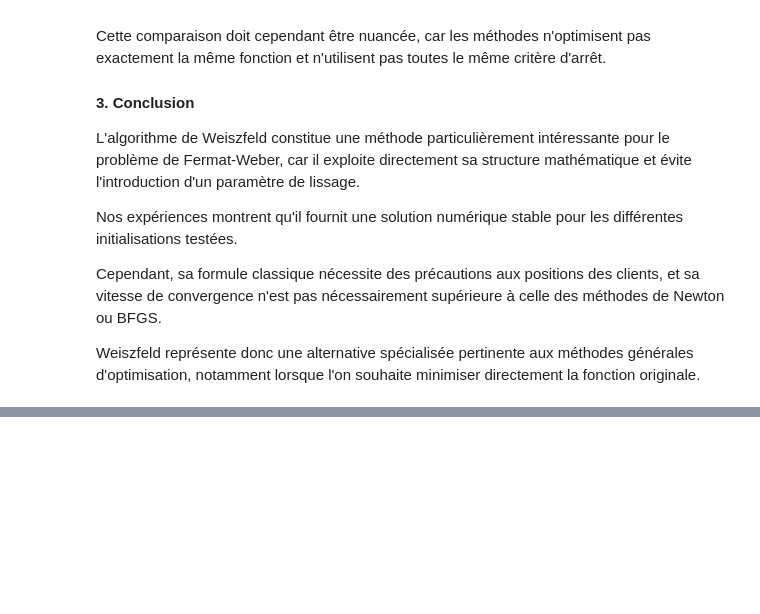
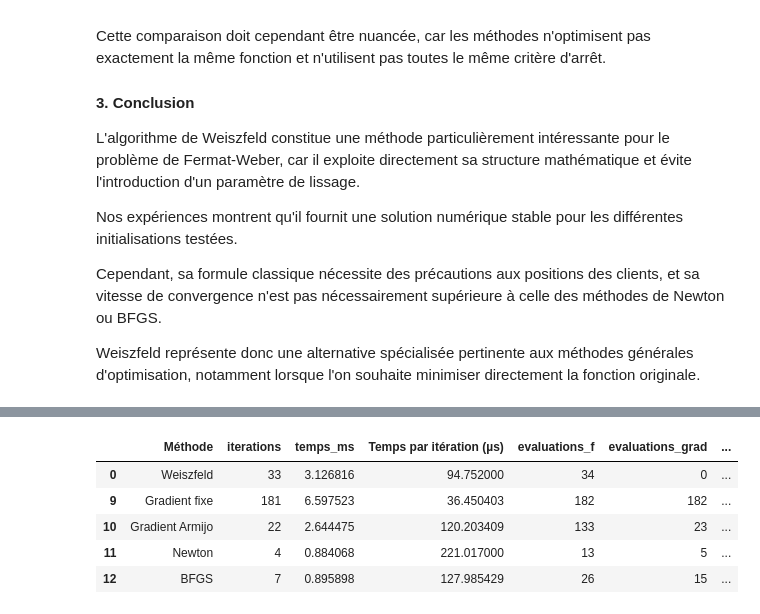
Before and after one commit to Pierre555-lfft/SAE-Optimisation-Pierre-Lionnel, a Jupyter notebook: Notebookoptimisation.ipynb, the cells around one changed output, grey strips where cells are left out. Drawn from its saved outputs; the diff is of its cells as text; code cells hidden in the pictures; blank space fills up the shorter version.

```diff
--- a/Notebookoptimisation.ipynb
+++ b/Notebookoptimisation.ipynb
@@ -3028,0 +3049,39 @@ Weiszfeld représente donc une alternative spécialisée pertinente aux méthode
+# %%
+gamma_ref = 0.01
+
+df_E4 = df_benchmark[
+    df_benchmark["Gamma"].eq(gamma_ref)
+    | df_benchmark["Méthode"].eq("Weiszfeld")
+].copy()
+
+# Calcul du temps moyen par itération en microsecondes
+df_E4["Temps par itération (µs)"] = (
+    1000 * df_E4["temps_ms"]
+    / df_E4["iterations"].replace(0, np.nan)
+)
+
+# Écart à la valeur de référence
+df_E4["Écart à Weiszfeld"] = (
+    df_E4["f_originale"] - f_w
+)
+
+colonnes_E4 = [
+    "Méthode",
+    "iterations",
+    "temps_ms",
+    "Temps par itération (µs)",
+    "evaluations_f",
+    "evaluations_grad",
+    "evaluations_hess",
+    "Écart à Weiszfeld",
+    "certificat_f"
+]
+
+display(df_E4[colonnes_E4].round(8))
+# %% [output]
+|  | Méthode | iterations | temps_ms | Temps par itération (µs) | evaluations_f | evaluations_grad | ... |
+| 0 | Weiszfeld | 33 | 3.126816 | 94.752000 | 34 | 0 | ... |
+| 9 | Gradient fixe | 181 | 6.597523 | 36.450403 | 182 | 182 | ... |
+| 10 | Gradient Armijo | 22 | 2.644475 | 120.203409 | 133 | 23 | ... |
+| 11 | Newton | 4 | 0.884068 | 221.017000 | 13 | 5 | ... |
+| 12 | BFGS | 7 | 0.895898 | 127.985429 | 26 | 15 | ... |
```
Also changed, not shown: parts of 18 cells of this notebook, 4 other files.
